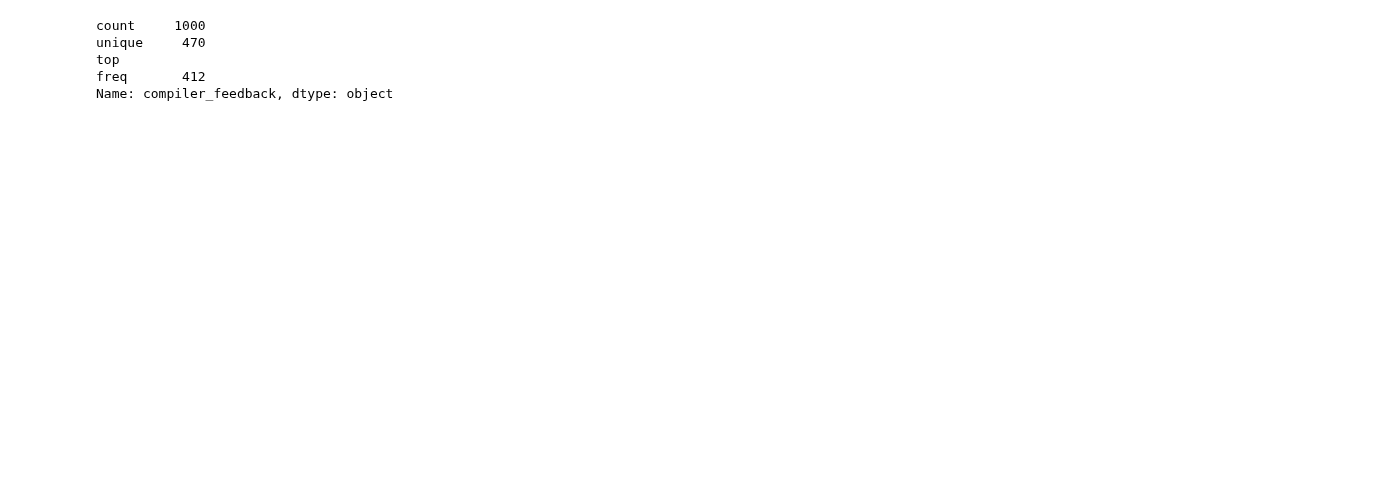
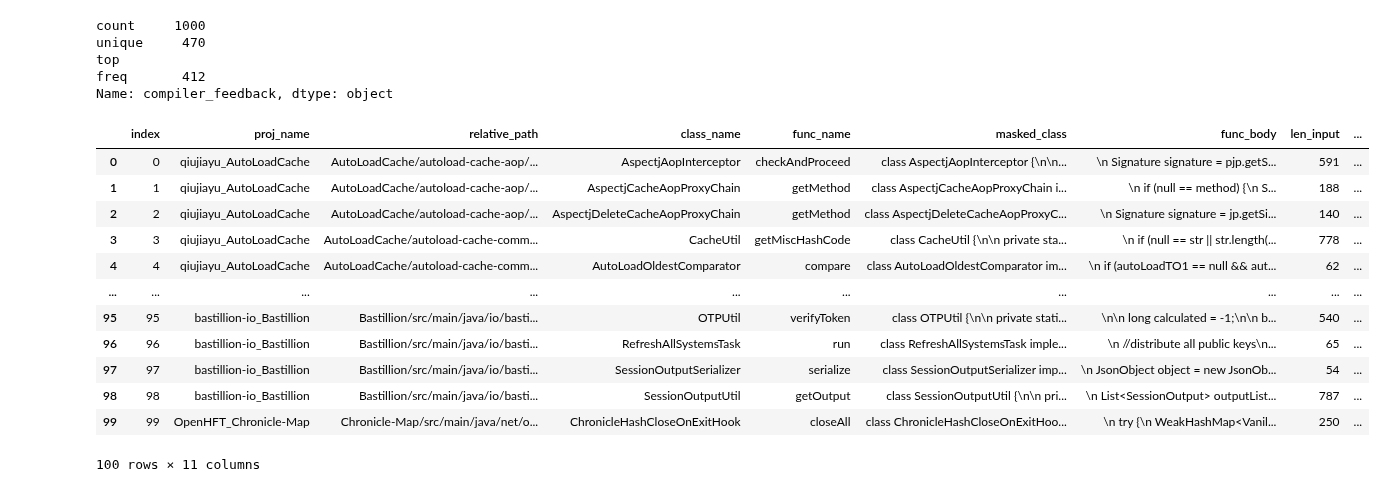
Before and after one commit to echodrift/code-generation, a Jupyter notebook: java_data/eda.ipynb, the cells around one changed output. Cells and saved outputs as stored; diff of their text form; code cells hidden in the pictures; blank space fills up the shorter version.

```diff
--- a/java_data/eda.ipynb
+++ b/java_data/eda.ipynb
@@ -69,3 +69,21 @@ unique     470
 top
 freq       412
 Name: compiler_feedback, dtype: object
+# %%
+d1 = pd.read_csv("checkpoint_test.csv")
+# %%
+d1
+# %% [output]
+|  | index | proj_name | relative_path | class_name | func_name | masked_class | func_body | len_input | ... |
+| 0 | 0 | qiujiayu_AutoLoadCache | AutoLoadCache/autoload-cache-aop/... | AspectjAopInterceptor | checkAndProceed | class AspectjAopInterceptor {\n\n... | \n Signature signature = pjp.getS... | 591 | ... |
+| 1 | 1 | qiujiayu_AutoLoadCache | AutoLoadCache/autoload-cache-aop/... | AspectjCacheAopProxyChain | getMethod | class AspectjCacheAopProxyChain i... | \n if (null == method) {\n S... | 188 | ... |
+| 2 | 2 | qiujiayu_AutoLoadCache | AutoLoadCache/autoload-cache-aop/... | AspectjDeleteCacheAopProxyChain | getMethod | class AspectjDeleteCacheAopProxyC... | \n Signature signature = jp.getSi... | 140 | ... |
+| 3 | 3 | qiujiayu_AutoLoadCache | AutoLoadCache/autoload-cache-comm... | CacheUtil | getMiscHashCode | class CacheUtil {\n\n private sta... | \n if (null == str || str.length(... | 778 | ... |
+| 4 | 4 | qiujiayu_AutoLoadCache | AutoLoadCache/autoload-cache-comm... | AutoLoadOldestComparator | compare | class AutoLoadOldestComparator im... | \n if (autoLoadTO1 == null && aut... | 62 | ... |
+| ... | ... | ... | ... | ... | ... | ... | ... | ... | ... |
+| 95 | 95 | bastillion-io_Bastillion | Bastillion/src/main/java/io/basti... | OTPUtil | verifyToken | class OTPUtil {\n\n private stati... | \n\n long calculated = -1;\n\n b... | 540 | ... |
+| 96 | 96 | bastillion-io_Bastillion | Bastillion/src/main/java/io/basti... | RefreshAllSystemsTask | run | class RefreshAllSystemsTask imple... | \n //distribute all public keys\n... | 65 | ... |
+| 97 | 97 | bastillion-io_Bastillion | Bastillion/src/main/java/io/basti... | SessionOutputSerializer | serialize | class SessionOutputSerializer imp... | \n JsonObject object = new JsonOb... | 54 | ... |
+| 98 | 98 | bastillion-io_Bastillion | Bastillion/src/main/java/io/basti... | SessionOutputUtil | getOutput | class SessionOutputUtil {\n\n pri... | \n List<SessionOutput> outputList... | 787 | ... |
+| 99 | 99 | OpenHFT_Chronicle-Map | Chronicle-Map/src/main/java/net/o... | ChronicleHashCloseOnExitHook | closeAll | class ChronicleHashCloseOnExitHoo... | \n try {\n WeakHashMap<Vanil... | 250 | ... |
+100 rows × 11 columns
```
Also changed, not shown: parts of 3 cells of this notebook, 3 other files.
